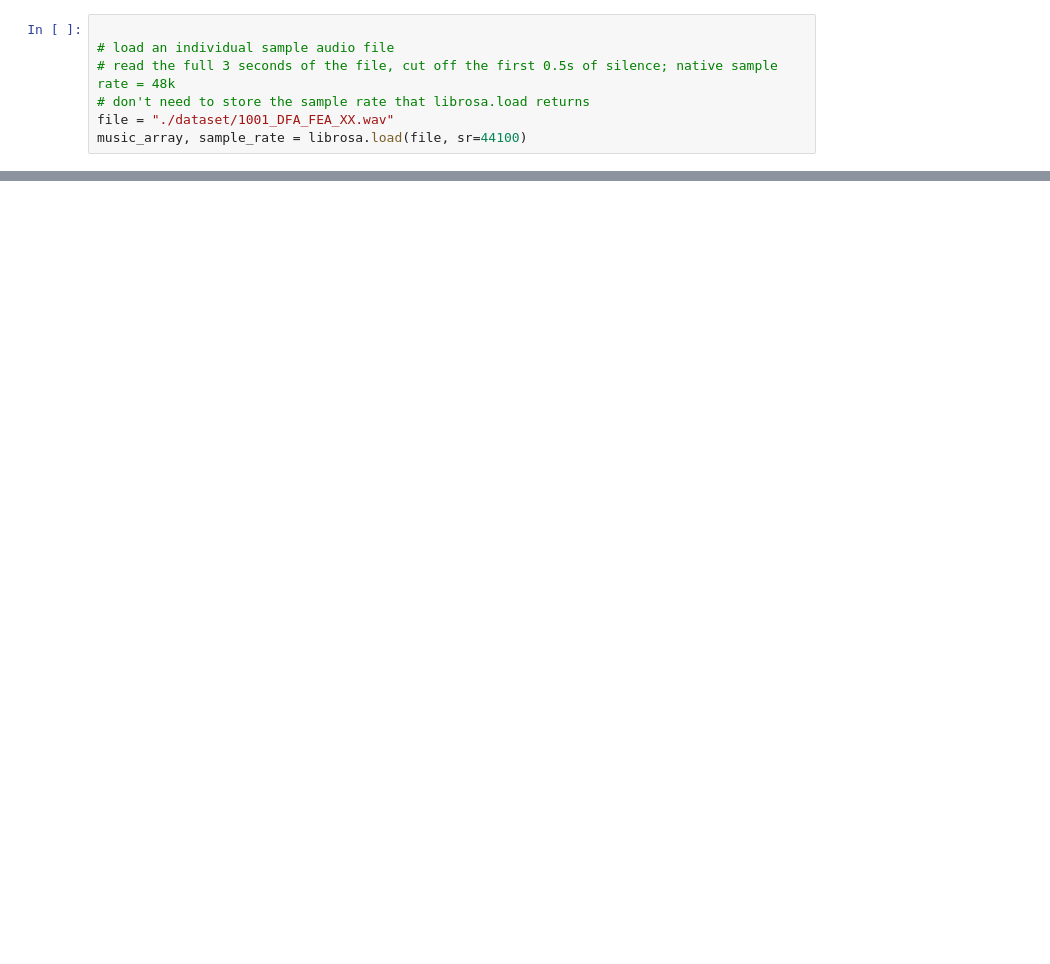
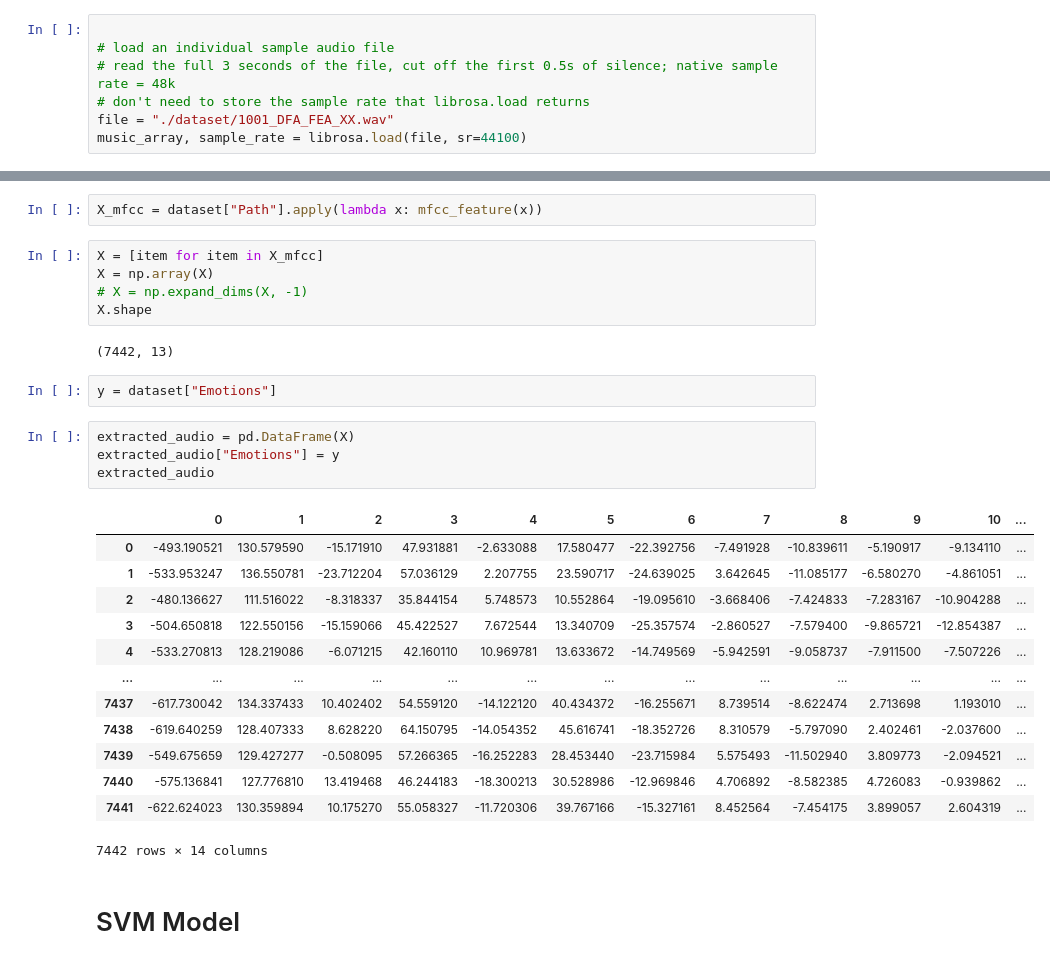
Before and after one commit to satria-ui/TugasAkhir2023, a Jupyter notebook: script/SER.ipynb, the cells around one changed output, grey strips where cells are left out. Drawn from its saved outputs; the diff is of its cells as text; blank space fills up the shorter version.

```diff
--- a/script/SER.ipynb
+++ b/script/SER.ipynb
@@ -140,0 +150,31 @@ print(len(Y))
+# %%
+X_mfcc = dataset["Path"].apply(lambda x: mfcc_feature(x))
+# %%
+X = [item for item in X_mfcc]
+X = np.array(X)
+# X = np.expand_dims(X, -1)
+X.shape
+# %% [output]
+(7442, 13)
+# %%
+y = dataset["Emotions"]
+# %%
+extracted_audio = pd.DataFrame(X)
+extracted_audio["Emotions"] = y
+extracted_audio
+# %% [output]
+|  | 0 | 1 | 2 | 3 | 4 | 5 | 6 | 7 | 8 | 9 | 10 | ... |
+| 0 | -493.190521 | 130.579590 | -15.171910 | 47.931881 | -2.633088 | 17.580477 | -22.392756 | -7.491928 | -10.839611 | -5.190917 | -9.134110 | ... |
+| 1 | -533.953247 | 136.550781 | -23.712204 | 57.036129 | 2.207755 | 23.590717 | -24.639025 | 3.642645 | -11.085177 | -6.580270 | -4.861051 | ... |
+| 2 | -480.136627 | 111.516022 | -8.318337 | 35.844154 | 5.748573 | 10.552864 | -19.095610 | -3.668406 | -7.424833 | -7.283167 | -10.904288 | ... |
+| 3 | -504.650818 | 122.550156 | -15.159066 | 45.422527 | 7.672544 | 13.340709 | -25.357574 | -2.860527 | -7.579400 | -9.865721 | -12.854387 | ... |
+| 4 | -533.270813 | 128.219086 | -6.071215 | 42.160110 | 10.969781 | 13.633672 | -14.749569 | -5.942591 | -9.058737 | -7.911500 | -7.507226 | ... |
+| ... | ... | ... | ... | ... | ... | ... | ... | ... | ... | ... | ... | ... |
+| 7437 | -617.730042 | 134.337433 | 10.402402 | 54.559120 | -14.122120 | 40.434372 | -16.255671 | 8.739514 | -8.622474 | 2.713698 | 1.193010 | ... |
+| 7438 | -619.640259 | 128.407333 | 8.628220 | 64.150795 | -14.054352 | 45.616741 | -18.352726 | 8.310579 | -5.797090 | 2.402461 | -2.037600 | ... |
+| 7439 | -549.675659 | 129.427277 | -0.508095 | 57.266365 | -16.252283 | 28.453440 | -23.715984 | 5.575493 | -11.502940 | 3.809773 | -2.094521 | ... |
+| 7440 | -575.136841 | 127.776810 | 13.419468 | 46.244183 | -18.300213 | 30.528986 | -12.969846 | 4.706892 | -8.582385 | 4.726083 | -0.939862 | ... |
+| 7441 | -622.624023 | 130.359894 | 10.175270 | 55.058327 | -11.720306 | 39.767166 | -15.327161 | 8.452564 | -7.454175 | 3.899057 | 2.604319 | ... |
+7442 rows × 14 columns
+# %% [markdown]
+# SVM Model
```
Also changed, not shown: parts of 23 cells of this notebook, 4 other files.
